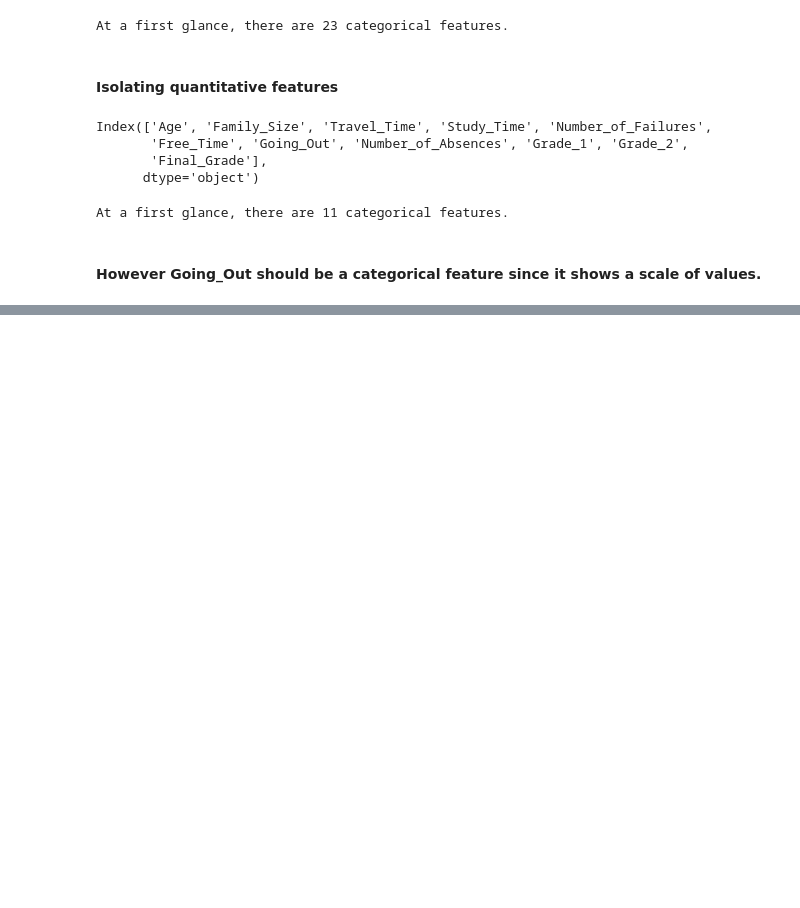
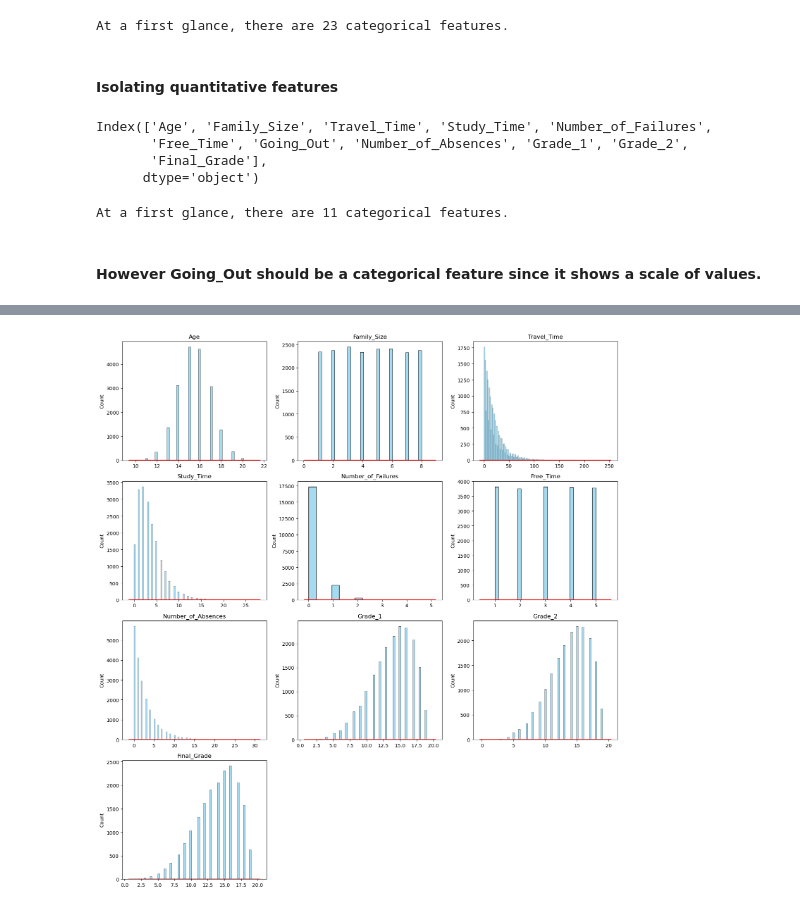
Before and after one commit to mrme77/School_DropOuts, a Jupyter notebook: Analysis.ipynb, the cells around one changed output, grey strips where cells are left out. Cells and saved outputs as stored; diff of their text form; code cells hidden in the pictures; blank space fills up the shorter version.

```diff
--- a/Analysis.ipynb
+++ b/Analysis.ipynb
@@ -101,3 +117,6 @@ At a first glance, there are 11 categorical features.
 #### However Going_Out should be a categorical feature since it shows a scale of values.
 # %%
 df['Going_Out'] = df['Going_Out'].astype('str')
+# %%
+numeric_cols = df.select_dtypes(exclude='object').columns
+df[numeric_cols].describe()
@@ -103,0 +133,29 @@ df['Going_Out'] = df['Going_Out'].astype('str')
+# %%
+
+
+# Set number of columns and rows for the plot grid
+n_cols = 3
+n_rows = (len(numeric_cols) - 1) // n_cols + 1
+
+# Create a large figure with subplots
+fig, axes = plt.subplots(n_rows, n_cols, figsize=(5*n_cols, 4*n_rows))
+
+# Flatten the axes array (in case it's 2D)
+axes = axes.flatten()
+
+# Plot histograms with separate KDE for each numeric column
+for i, col in enumerate(numeric_cols):
+    sns.histplot(data=df, x=col, ax=axes[i], color='skyblue')
+    sns.kdeplot(data=df, x=col, ax=axes[i], color='red')
+    axes[i].set_title(col)
+    axes[i].set_xlabel('')  # Remove redundant x-labels
+
+# Remove any unused subplots
+for i in range(len(numeric_cols), len(axes)):
+    fig.delaxes(axes[i])
+
+# Adjust the layout and show the plot
+plt.tight_layout()
+plt.show();
+# %% [output]
+[figure, added]
```
Also changed, not shown: parts of 4 cells of this notebook, 1 other file.
